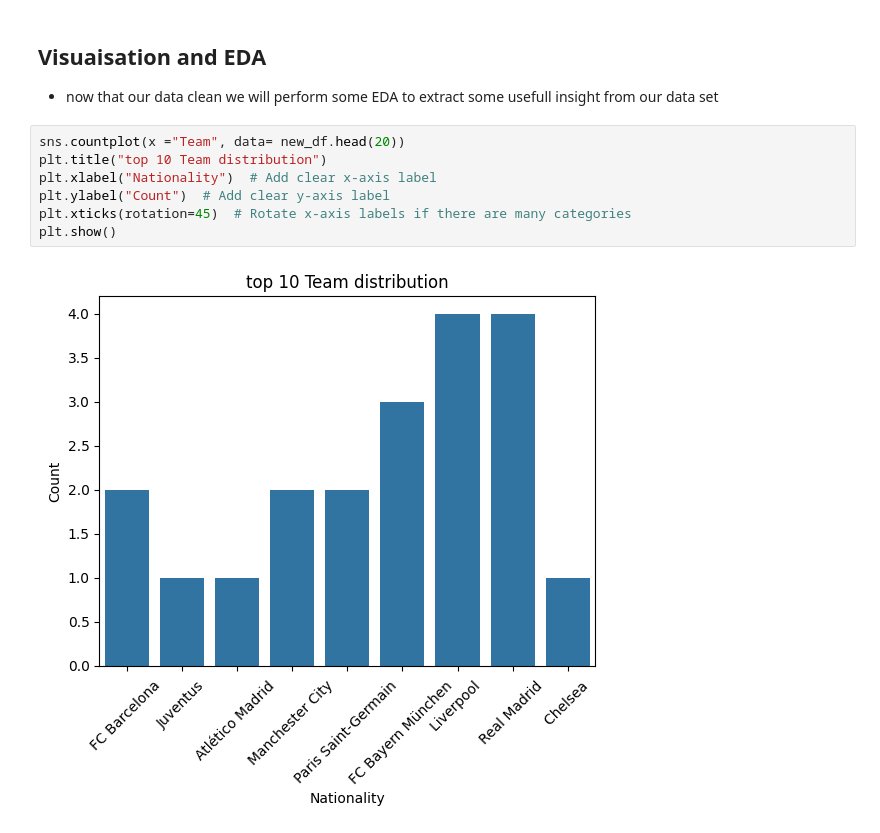
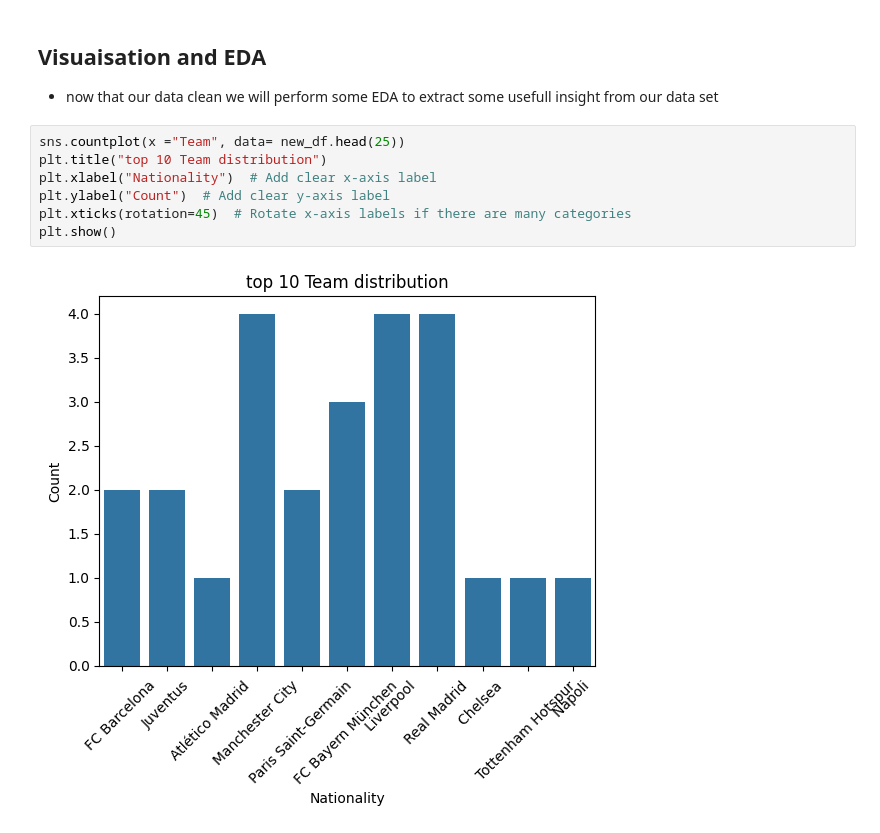
Before and after one commit to ayoub22222222/Data_Cleaning_project, a Jupyter notebook: notebook/fifa21_EDA.ipynb, the cells around one changed output. Saved outputs shown, nothing was run; the diff lists cells and outputs as text.

Commit message:
update on data cleaning project

```diff
--- a/notebook/fifa21_EDA.ipynb
+++ b/notebook/fifa21_EDA.ipynb
@@ -146,13 +146,13 @@ Height
 ## Visuaisation and EDA
 - now that our data clean we will perform some EDA to extract some usefull insight from our data set
 # %%
-sns.countplot(x ="Team", data= new_df.head(20))
+sns.countplot(x ="Team", data= new_df.head(25))
 plt.title("top 10 Team distribution")
 plt.xlabel("Nationality")  # Add clear x-axis label
 plt.ylabel("Count")  # Add clear y-axis label
 plt.xticks(rotation=45)  # Rotate x-axis labels if there are many categories
 plt.show()
 # %% [output]
-[figure, old version]
+[figure, new version]
 # %%
 sns.boxplot(x = "foot", y = "Shot Power", data = new_df)
```
Also changed, not shown: parts of 33 cells of this notebook, 1 other file.
